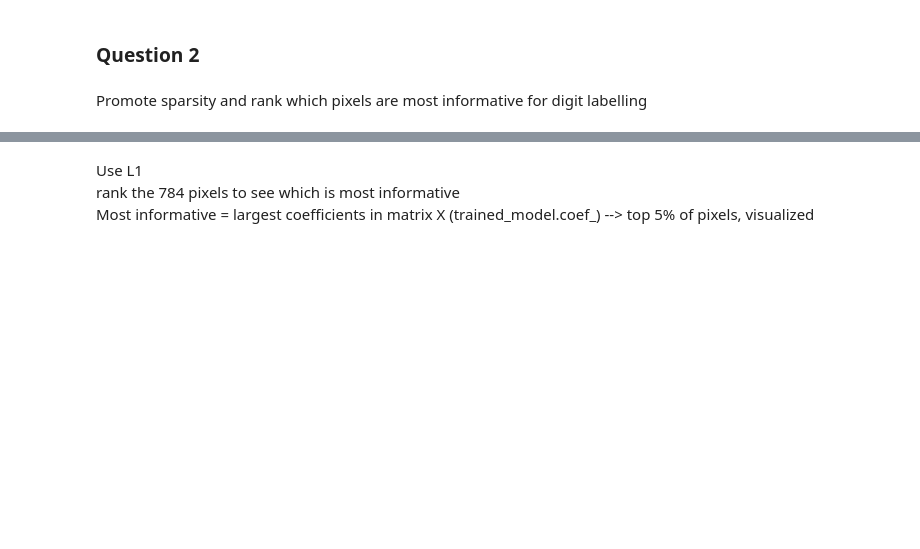
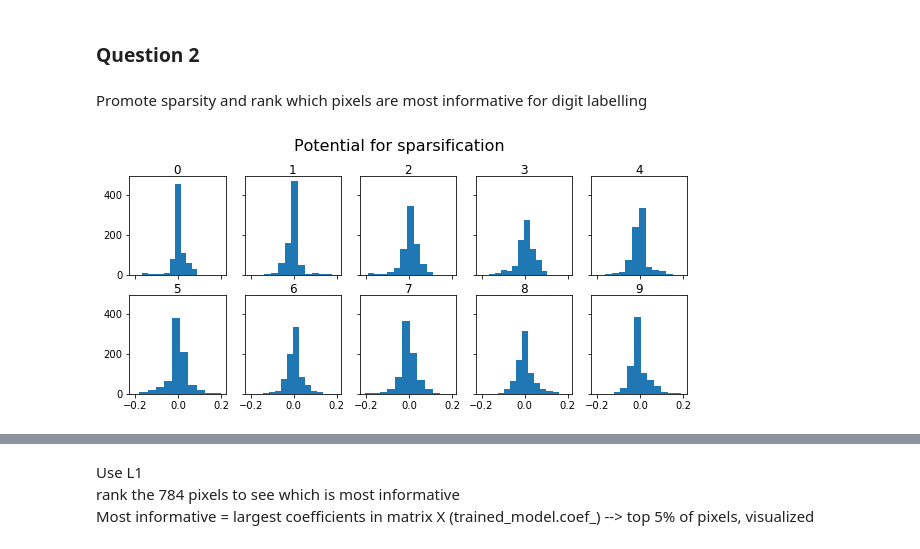
Before and after one commit to jmichellehu/ComplexSystems_AMATH563, a Jupyter notebook: AMATH563_hw1.ipynb, the cells around one changed output, grey strips where cells are left out. Saved outputs shown, nothing was run; the diff lists cells and outputs as text; code cells hidden in the pictures; blank space fills up the shorter version.

```diff
--- a/AMATH563_hw1.ipynb
+++ b/AMATH563_hw1.ipynb
@@ -202,0 +92,8 @@ def plot_vip(trained_model):
+# %%
+solver_names = [
+           "saga_elastic_L1_C01_mult",
+           "saga_elastic_L2_C01_mult",
+           "saga_elastic_mix_C01_mult",
+           "saga_elastic_half_C01_mult",
+           "sgd_elastic_L2_C0005_mult"
+          ]
@@ -205,4 +154,0 @@ def plot_vip(trained_model):
-# %%
-%%time
-trained_model, pred, acc = optimize(saga, A, B, testX, testY)
-print("SAGA trained - no regularization, no cross-validation")
@@ -400,3 +225,7 @@ plt.bar(x=bar_positions, height=accs)
 ### Question 2
 # %% [markdown]
 Promote sparsity and rank which pixels are most informative for digit labelling
+# %%
+hist_coef(trained_model)
+# %% [output]
+[figure, added]
```
Also changed, not shown: parts of 70 cells of this notebook.
